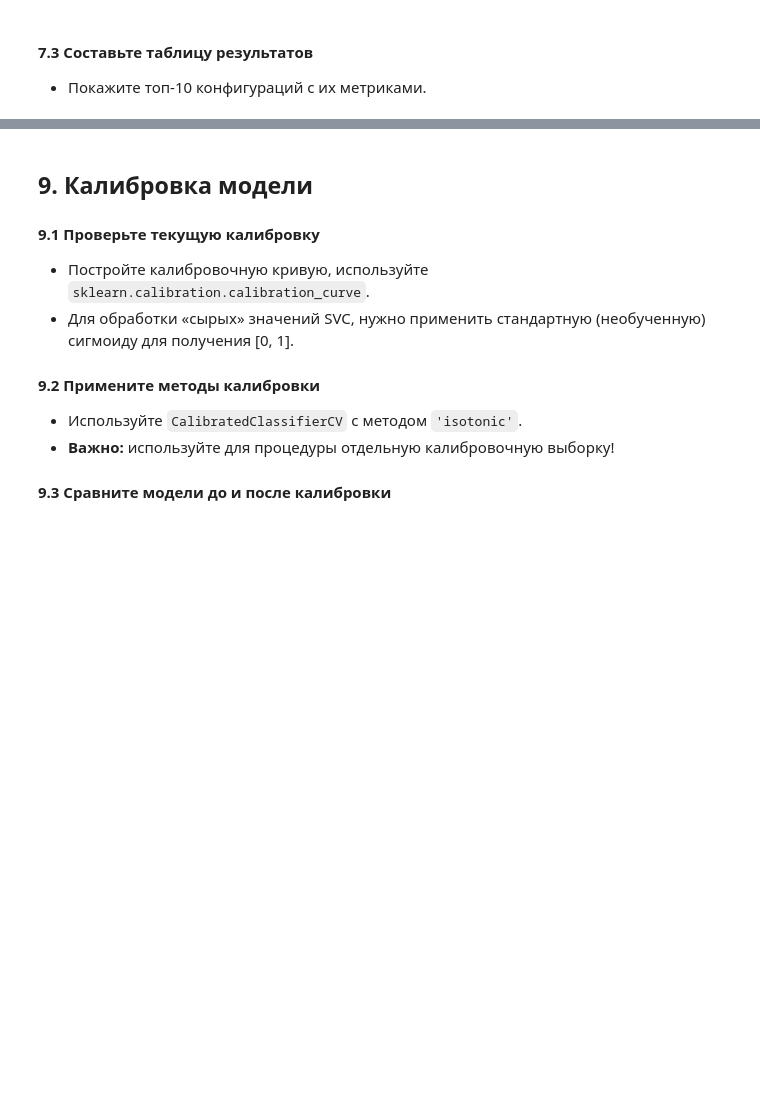
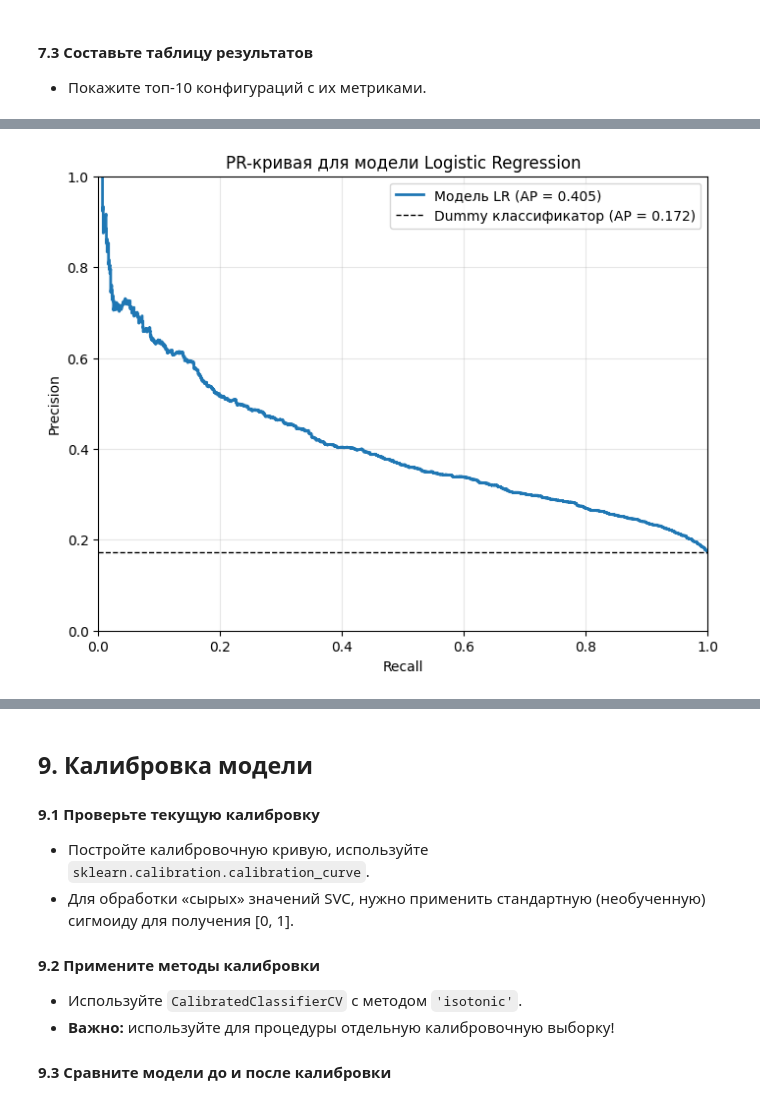
Before and after one commit to TemaQDX/sprint_12_project_advandex, a Jupyter notebook: sprint_12_project_advandex_Artem_Burov.ipynb, the cells around one changed output, grey strips where cells are left out. Drawn from its saved outputs; the diff is of its cells as text; code cells hidden in the pictures; blank space fills up the shorter version.

Commit message:
test_done

```diff
--- a/sprint_12_project_advandex_Artem_Burov.ipynb
+++ b/sprint_12_project_advandex_Artem_Burov.ipynb
@@ -2058,0 +2049,4 @@ pd.concat([results_lr, results_svm], ignore_index=True).sort_values('mean_test_a
+# %%
+# Обучаем и проверям лучшую модель на тестовой выборке
+y_test_pred = best_estimator_lr.predict(X_test)
+y_test_proba = best_estimator_lr.predict_proba(X_test)[:,1]
@@ -2058,0 +2085,22 @@ pd.concat([results_lr, results_svm], ignore_index=True).sort_values('mean_test_a
+# %%
+# Построим график PR AUC
+precision_lr, recall_lr, _ = precision_recall_curve(y_test, y_test_proba) # Посчитаем PR-кривую для модели Logistic Regression
+pr_auc_lr = average_precision_score(y_test, y_test_proba) # Посчитаем AUC для модели Logistic Regression
+
+plt.figure(figsize=(8, 6))
+plt.plot(recall_lr, precision_lr, label=f'Модель LR (AP = {pr_auc_lr:.3f})', linewidth=2)
+
+baseline = cv_dummy_means['pr_auc']
+plt.axhline(y=baseline, color='k', linestyle='--',
+            label=f'Dummy классификатор (AP = {baseline:.3f})', linewidth=1)
+
+plt.xlabel('Recall')
+plt.ylabel('Precision')
+plt.title('PR-кривая для модели Logistic Regression')
+plt.legend(loc='upper right')
+plt.grid(True, alpha=0.3)
+plt.xlim([0, 1])
+plt.ylim([0, 1])
+plt.show()
+# %% [output]
+[figure, added]
```
Also changed, not shown: parts of 7 cells of this notebook.
